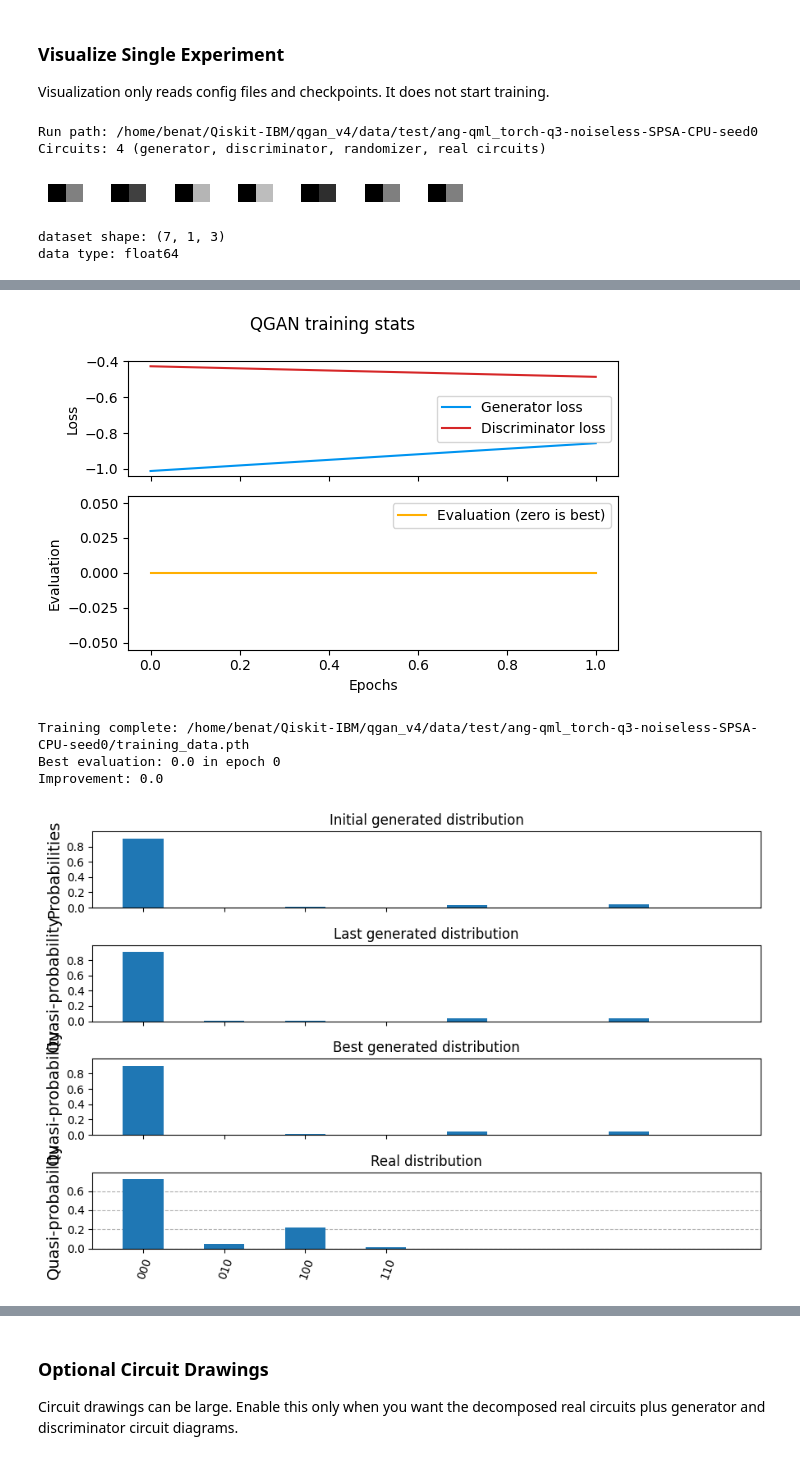
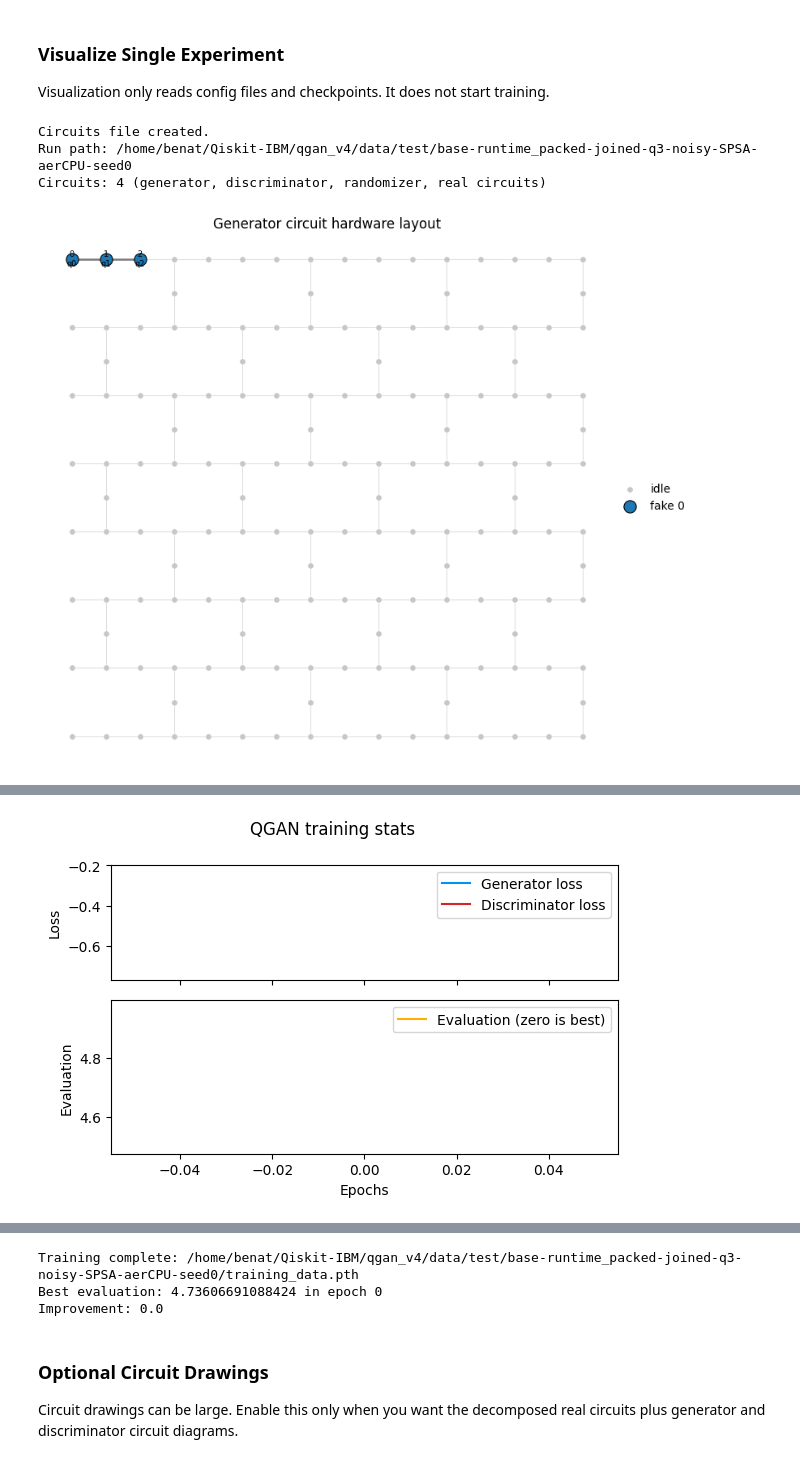
Before and after one commit to bburuta/Qiskit-IBM, a Jupyter notebook: qgan_v4/notebooks/tutorial_experiments.ipynb, the cells around one changed output, grey strips where cells are left out. Cells and saved outputs as stored; diff of their text form; code cells hidden in the pictures.

Commit message:
c64 - Added runtime packed implementation, with joined and separate discriminator packing and hardware layout visualization.

```diff
--- a/qgan_v4/notebooks/tutorial_experiments.ipynb
+++ b/qgan_v4/notebooks/tutorial_experiments.ipynb
@@ -59,8 +80,7 @@ This section expands the test battery, selects one generated config by run id, e
 # %%
-battery_path = qgan_v4_dir / "configs" / "batteries" / "test.yaml"
-config_files = create_battery_configs(battery_path, overwrite=False)
+target_run_id = "ang-qml_torch-q3-noiseless-SPSA-aerCPU-seed0"
+target_run_id = "base-runtime_packed-joined-q3-noisy-SPSA-aerCPU-seed0"
 
-target_run_id = "ang-qml_torch-q3-noiseless-SPSA-CPU-seed0"
 configs_by_run_id = {}
 
 for path in config_files:
@@ -132,15 +146,15 @@ Visualization only reads config files and checkpoints. It does not start trainin
 # %%
 visual_config = get_visual_config({
     "draw_circuits": False,
-    "draw_probs": True,
+    "draw_hardware_layout": True,
+    "draw_probs": False,
     "draw_images": True,
     "draw_results": True,
 })
 
 run = run_visualization(config_path, visual_config)
 # %% [output]
-Run path: /home/benat/Qiskit-IBM/qgan_v4/data/test/ang-qml_torch-q3-noiseless-SPSA-CPU-seed0
+Circuits file created.
+Run path: /home/benat/Qiskit-IBM/qgan_v4/data/test/base-runtime_packed-joined-q3-noisy-SPSA-aerCPU-seed0
 Circuits: 4 (generator, discriminator, randomizer, real circuits)
-[figure, old version]
+[figure, new version]
-dataset shape: (7, 1, 3)
-data type: float64
@@ -148,5 +162 @@ data type: float64
-[figure, old version]
+[figure, new version]
-Training complete: /home/benat/Qiskit-IBM/qgan_v4/data/test/ang-qml_torch-q3-noiseless-SPSA-CPU-seed0/training_data.pth
-Best evaluation: 0.0 in epoch 0
-Improvement: 0.0
-[figure, removed]
@@ -154,3 +163,6 @@ Improvement: 0.0
+Training complete: /home/benat/Qiskit-IBM/qgan_v4/data/test/base-runtime_packed-joined-q3-noisy-SPSA-aerCPU-seed0/training_data.pth
+Best evaluation: 4.73606691088424 in epoch 0
+Improvement: 0.0
 # %% [markdown]
 ### Optional Circuit Drawings
 
```
Also changed, not shown: parts of 8 cells of this notebook, 16 other files.
